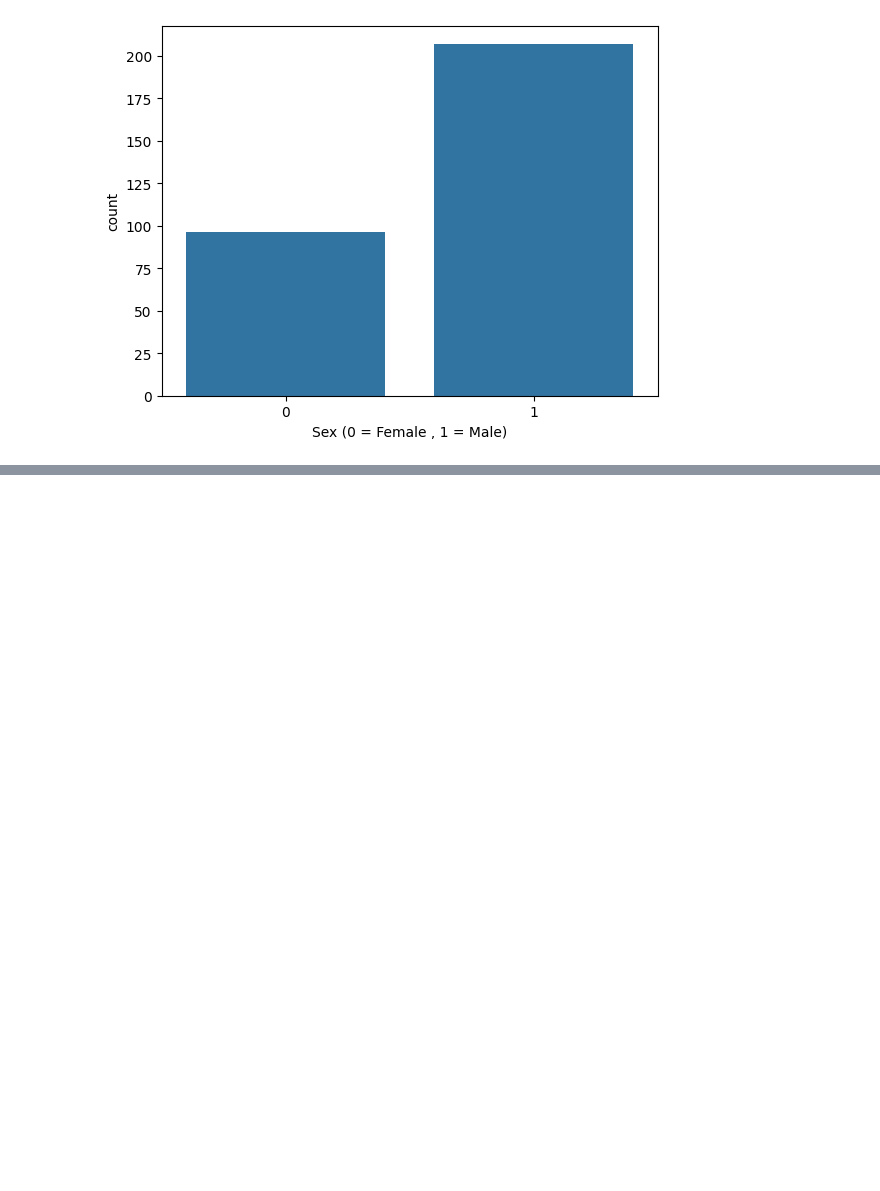
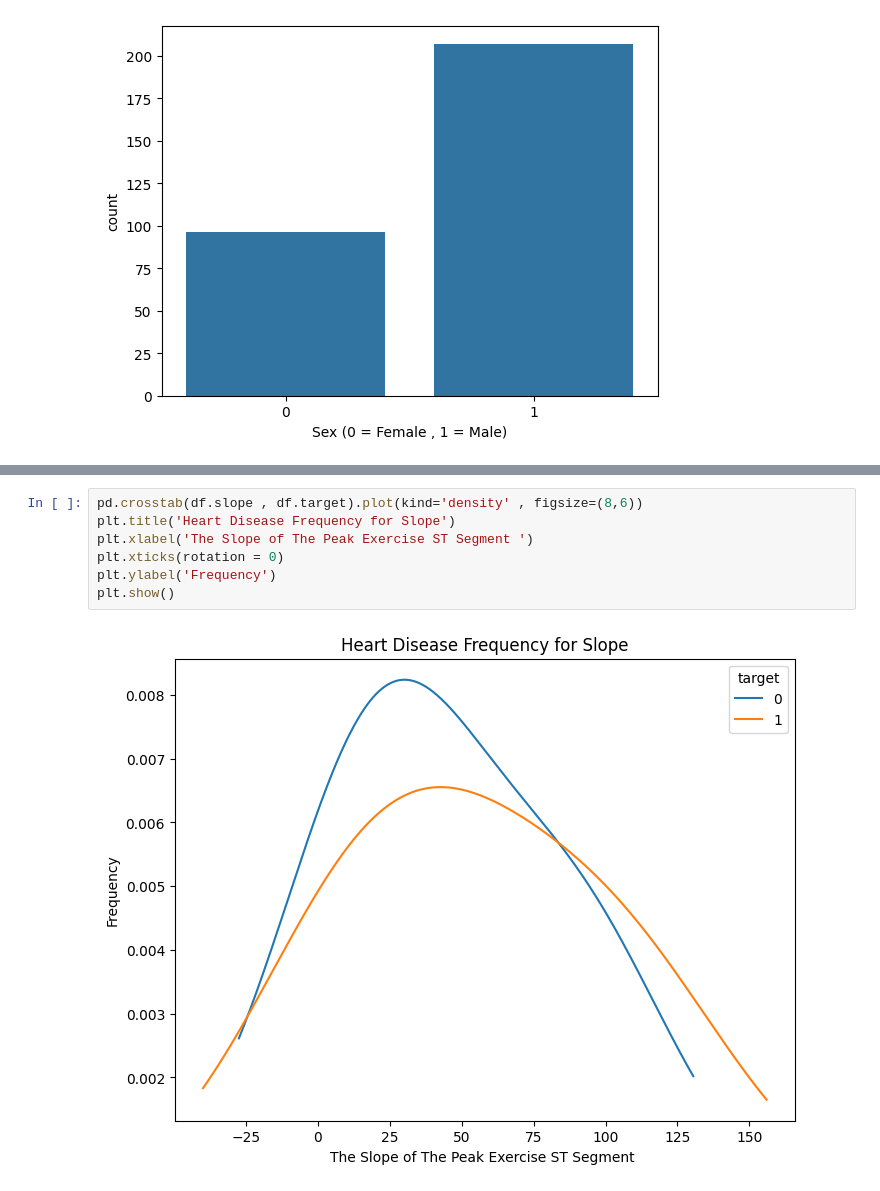
Before and after one commit to TA-ashrafi/Heart-Disease-Classification-Using-Machine-Learning, a Jupyter notebook: project.ipynb, the cells around one changed output, grey strips where cells are left out. Drawn from its saved outputs; the diff is of its cells as text; blank space fills up the shorter version.

```diff
--- a/project.ipynb
+++ b/project.ipynb
@@ -50,0 +105,9 @@ Percentage of Patients Have Heart Disease: 54.46%
+# %%
+pd.crosstab(df.slope , df.target).plot(kind='density' , figsize=(8,6))
+plt.title('Heart Disease Frequency for Slope')
+plt.xlabel('The Slope of The Peak Exercise ST Segment ')
+plt.xticks(rotation = 0)
+plt.ylabel('Frequency')
+plt.show()
+# %% [output]
+[figure, added]
```
Also changed, not shown: parts of 9 cells of this notebook.
